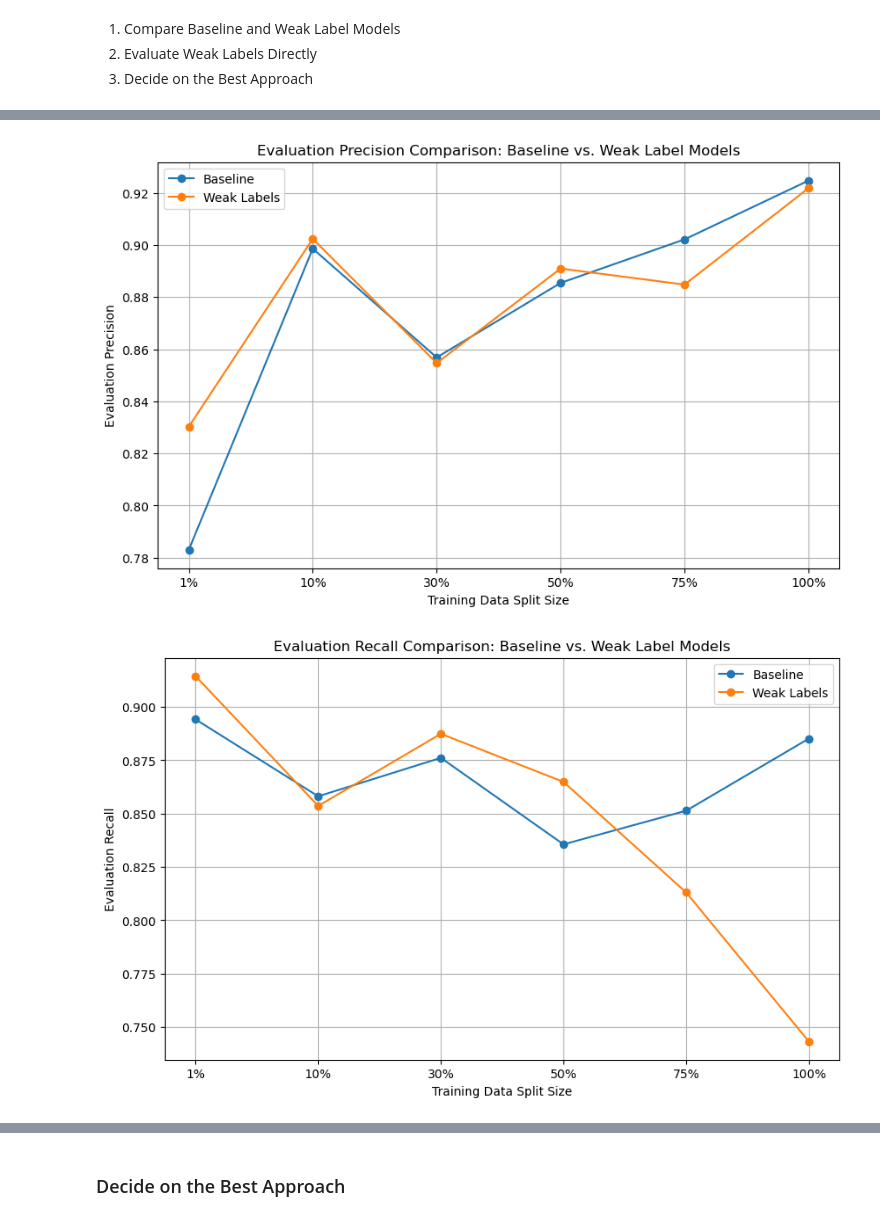
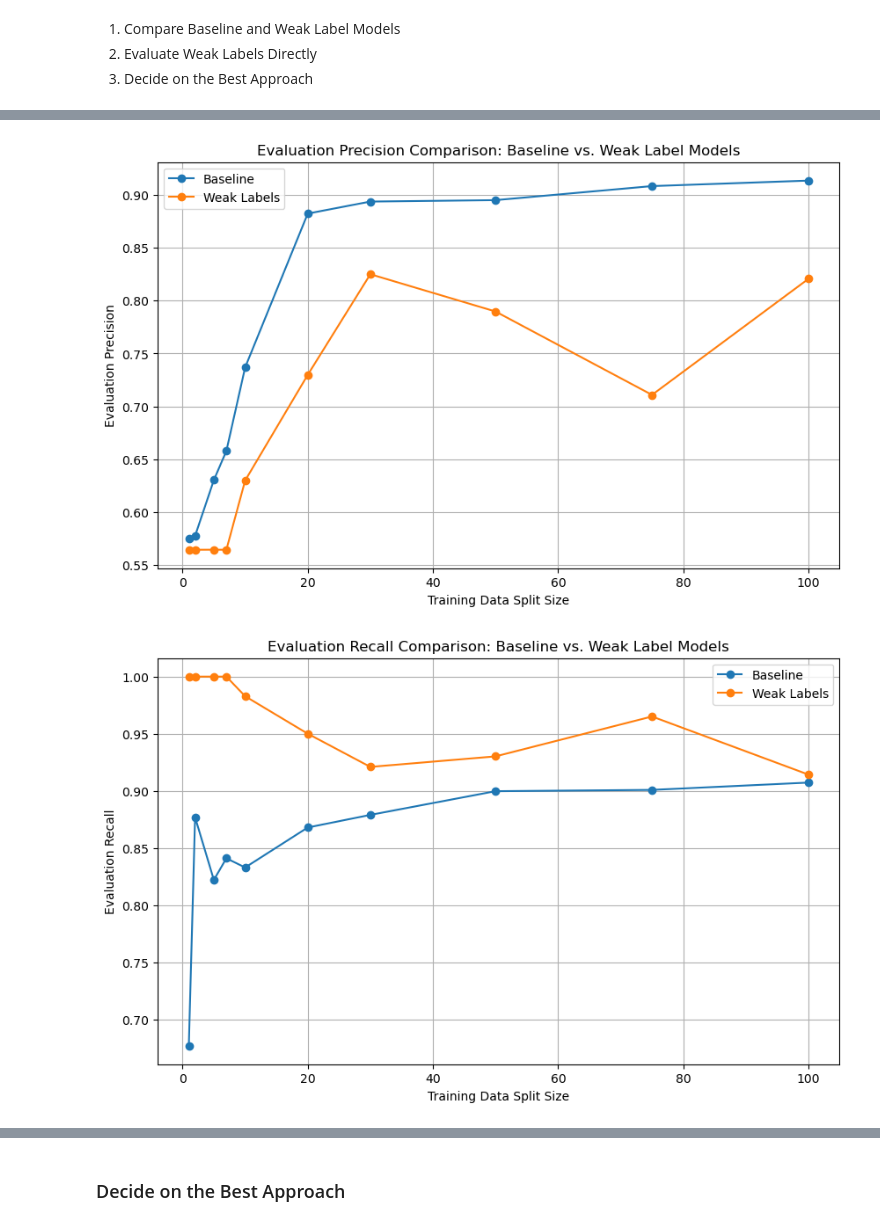
Before and after one commit to alexschillingfhnw/npr-mc2, a Jupyter notebook: notebooks/main.ipynb, the cells around one changed output, grey strips where cells are left out. Cells and saved outputs as stored; diff of their text form; code cells hidden in the pictures.

```diff
--- a/notebooks/main.ipynb
+++ b/notebooks/main.ipynb
@@ -726,3 +770,19 @@ weak_label_metrics = pd.read_csv("../data/weak_label_metrics.csv")
+# %%
+# Load metrics
+baseline_metrics = pd.read_csv("../data/variability_metrics.csv")
+weak_label_metrics = pd.read_csv("../data/weak_label_metrics.csv")
+
+# group by split size and calculate mean
+baseline_metrics_grouped = baseline_metrics.groupby("split_size").mean().reset_index()
+baseline_metrics_grouped = baseline_metrics_grouped.sort_values(by="split_size")
+
+baseline_metrics_grouped["split_size"] = baseline_metrics_grouped["split_size"].str.replace('%', '').astype(float)
+baseline_metrics_grouped = baseline_metrics_grouped.sort_values(by="split_size")
+
+weak_label_metrics["split_size"] = weak_label_metrics["split_size"].str.replace('%', '').astype(float)
+weak_label_metrics = weak_label_metrics.sort_values(by="split_size")
+
+xticks = sorted(baseline_metrics_grouped["split_size"].unique())
 # %%
 # Plotting function for comparison
 def plot_model_comparison(baseline_df, weak_label_df, metric, ylabel):
@@ -745,5 +805,5 @@ metrics_to_plot = {
 }
 
 for metric, ylabel in metrics_to_plot.items():
-    plot_model_comparison(baseline_metrics, weak_label_metrics, metric, ylabel)
+    plot_model_comparison(baseline_metrics_grouped, weak_label_metrics, metric, ylabel)
 # %% [output]
@@ -751,2 +811,2 @@ for metric, ylabel in metrics_to_plot.items():
-[figure, old version]
+[figure, new version]
-[figure, old version]
+[figure, new version]
```
Also changed, not shown: parts of 31 cells of this notebook.
